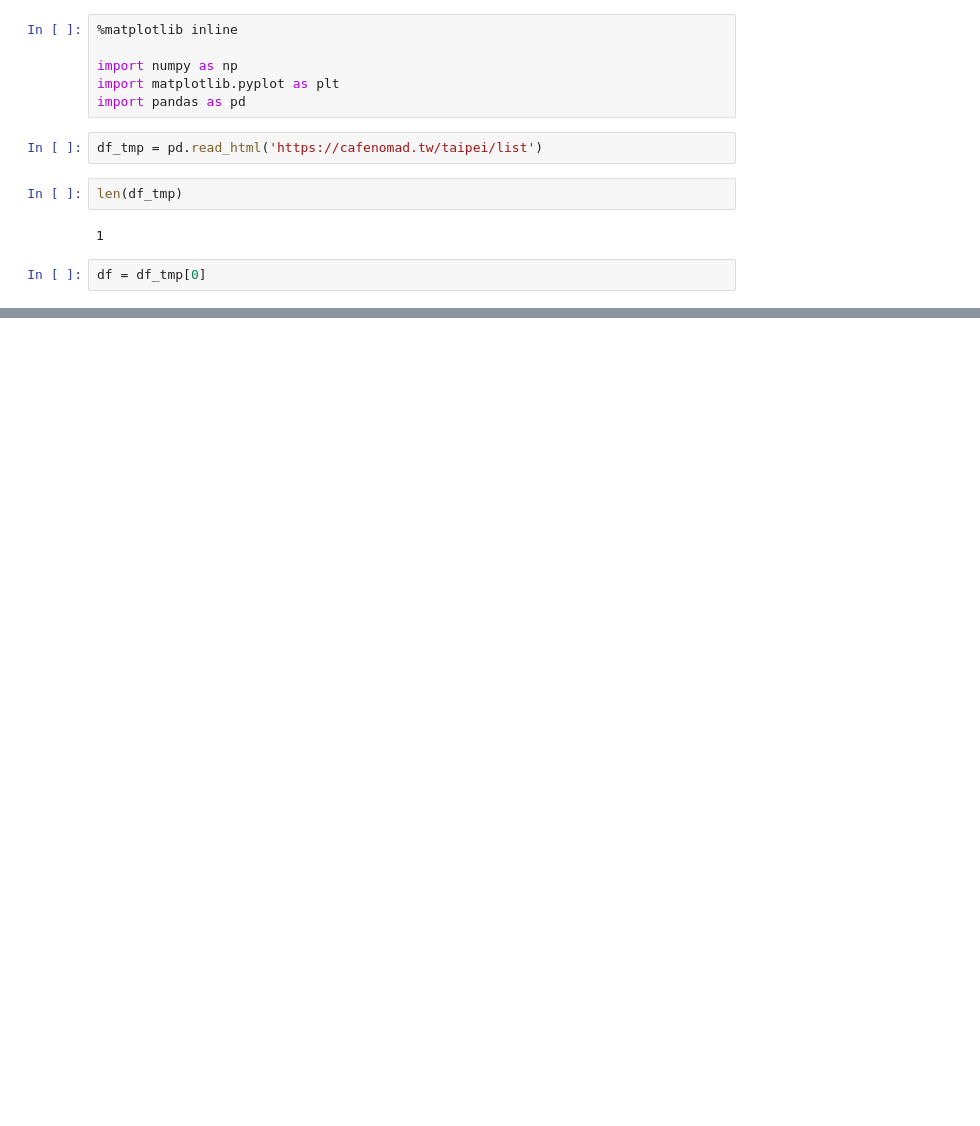
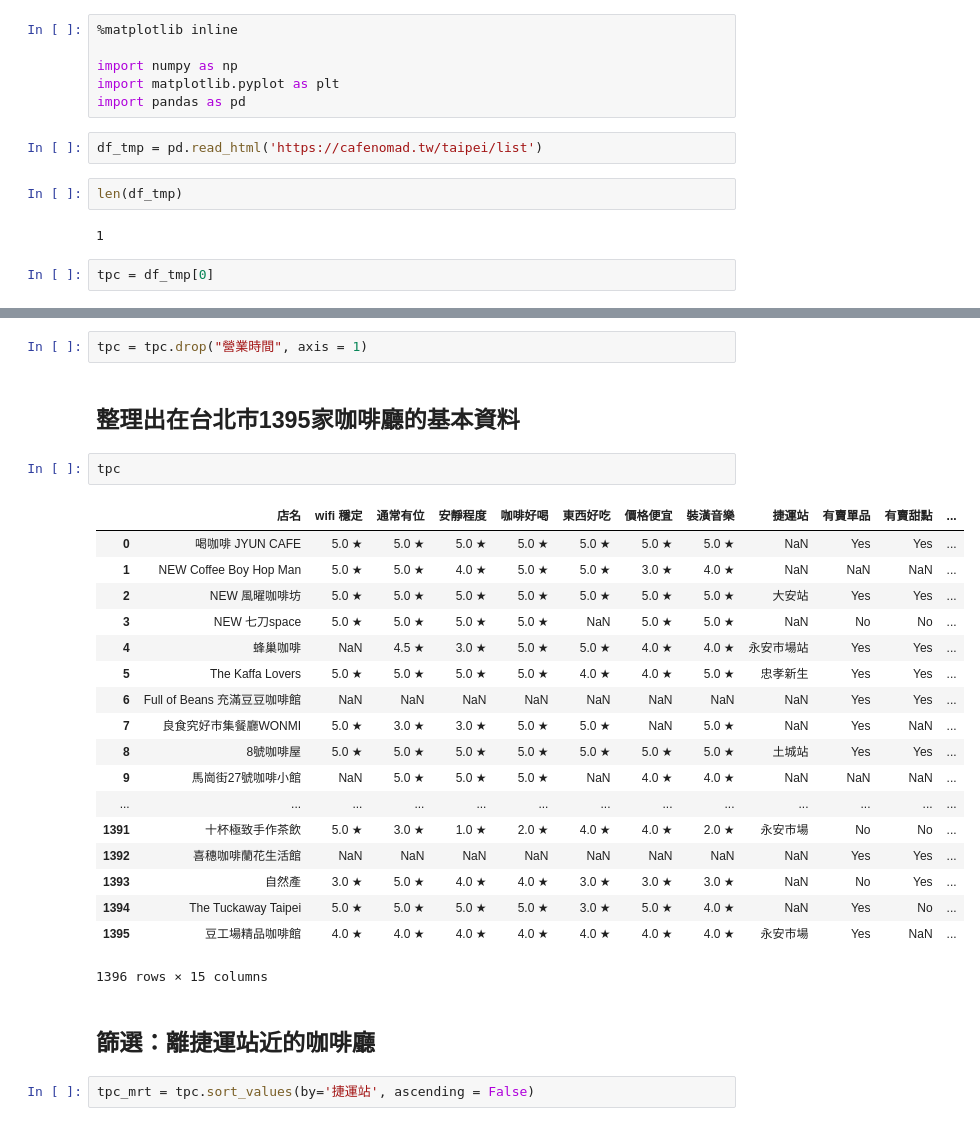
Before and after one commit to masterlo/Python-NCCU, a Jupyter notebook: 台北 咖啡廳整理.ipynb, the cells around one changed output, grey strips where cells are left out. Saved outputs shown, nothing was run; the diff lists cells and outputs as text; blank space fills up the shorter version.

```diff
--- a/台北 咖啡廳整理.ipynb
+++ b/台北 咖啡廳整理.ipynb
@@ -11,5 +11,5 @@ len(df_tmp)
 # %% [output]
 1
 # %%
-df = df_tmp[0]
+tpc = df_tmp[0]
 # %%
@@ -21,3 +21,32 @@ df.head()
 | 2 | NEW 風曜咖啡坊 | 5.0 ★ | 5.0 ★ | 5.0 ★ | 5.0 ★ | 5.0 ★ | 5.0 ★ | 5.0 ★ | 大安站 | 10:00 - 19:00 | Yes | ... |
 | 3 | NEW 七刀space | 5.0 ★ | 5.0 ★ | 5.0 ★ | 5.0 ★ | NaN | 5.0 ★ | 5.0 ★ | NaN | NaN | No | ... |
 | 4 | 蜂巢咖啡 | NaN | 4.5 ★ | 3.0 ★ | 5.0 ★ | 5.0 ★ | 4.0 ★ | 4.0 ★ | 永安市場站 | 09:00 - 20:00 | Yes | ... |
+# %%
+tpc = tpc.drop("營業時間", axis = 1)
+# %% [markdown]
+## 整理出在台北市1395家咖啡廳的基本資料
+# %%
+tpc
+# %% [output]
+|  | 店名 | wifi 穩定 | 通常有位 | 安靜程度 | 咖啡好喝 | 東西好吃 | 價格便宜 | 裝潢音樂 | 捷運站 | 有賣單品 | 有賣甜點 | ... |
+| 0 | 喝咖啡 JYUN CAFE | 5.0 ★ | 5.0 ★ | 5.0 ★ | 5.0 ★ | 5.0 ★ | 5.0 ★ | 5.0 ★ | NaN | Yes | Yes | ... |
+| 1 | NEW Coffee Boy Hop Man | 5.0 ★ | 5.0 ★ | 4.0 ★ | 5.0 ★ | 5.0 ★ | 3.0 ★ | 4.0 ★ | NaN | NaN | NaN | ... |
+| 2 | NEW 風曜咖啡坊 | 5.0 ★ | 5.0 ★ | 5.0 ★ | 5.0 ★ | 5.0 ★ | 5.0 ★ | 5.0 ★ | 大安站 | Yes | Yes | ... |
+| 3 | NEW 七刀space | 5.0 ★ | 5.0 ★ | 5.0 ★ | 5.0 ★ | NaN | 5.0 ★ | 5.0 ★ | NaN | No | No | ... |
+| 4 | 蜂巢咖啡 | NaN | 4.5 ★ | 3.0 ★ | 5.0 ★ | 5.0 ★ | 4.0 ★ | 4.0 ★ | 永安市場站 | Yes | Yes | ... |
+| 5 | The Kaffa Lovers | 5.0 ★ | 5.0 ★ | 5.0 ★ | 5.0 ★ | 4.0 ★ | 4.0 ★ | 5.0 ★ | 忠孝新生 | Yes | Yes | ... |
+| 6 | Full of Beans 充滿豆豆咖啡館 | NaN | NaN | NaN | NaN | NaN | NaN | NaN | NaN | Yes | Yes | ... |
+| 7 | 良食究好市集餐廳WONMI | 5.0 ★ | 3.0 ★ | 3.0 ★ | 5.0 ★ | 5.0 ★ | NaN | 5.0 ★ | NaN | Yes | NaN | ... |
+| 8 | 8號咖啡屋 | 5.0 ★ | 5.0 ★ | 5.0 ★ | 5.0 ★ | 5.0 ★ | 5.0 ★ | 5.0 ★ | 土城站 | Yes | Yes | ... |
+| 9 | 馬崗街27號咖啡小館 | NaN | 5.0 ★ | 5.0 ★ | 5.0 ★ | NaN | 4.0 ★ | 4.0 ★ | NaN | NaN | NaN | ... |
+| ... | ... | ... | ... | ... | ... | ... | ... | ... | ... | ... | ... | ... |
+| 1391 | 十杯極致手作茶飲 | 5.0 ★ | 3.0 ★ | 1.0 ★ | 2.0 ★ | 4.0 ★ | 4.0 ★ | 2.0 ★ | 永安市場 | No | No | ... |
+| 1392 | 喜穗咖啡蘭花生活館 | NaN | NaN | NaN | NaN | NaN | NaN | NaN | NaN | Yes | Yes | ... |
+| 1393 | 自然產 | 3.0 ★ | 5.0 ★ | 4.0 ★ | 4.0 ★ | 3.0 ★ | 3.0 ★ | 3.0 ★ | NaN | No | Yes | ... |
+| 1394 | The Tuckaway Taipei | 5.0 ★ | 5.0 ★ | 5.0 ★ | 5.0 ★ | 3.0 ★ | 5.0 ★ | 4.0 ★ | NaN | Yes | No | ... |
+| 1395 | 豆工場精品咖啡館 | 4.0 ★ | 4.0 ★ | 4.0 ★ | 4.0 ★ | 4.0 ★ | 4.0 ★ | 4.0 ★ | 永安市場 | Yes | NaN | ... |
+1396 rows × 15 columns
+# %% [markdown]
+## 篩選：離捷運站近的咖啡廳
+# %%
+tpc_mrt = tpc.sort_values(by='捷運站', ascending = False)
```
Also changed, not shown: parts of 7 cells of this notebook.
